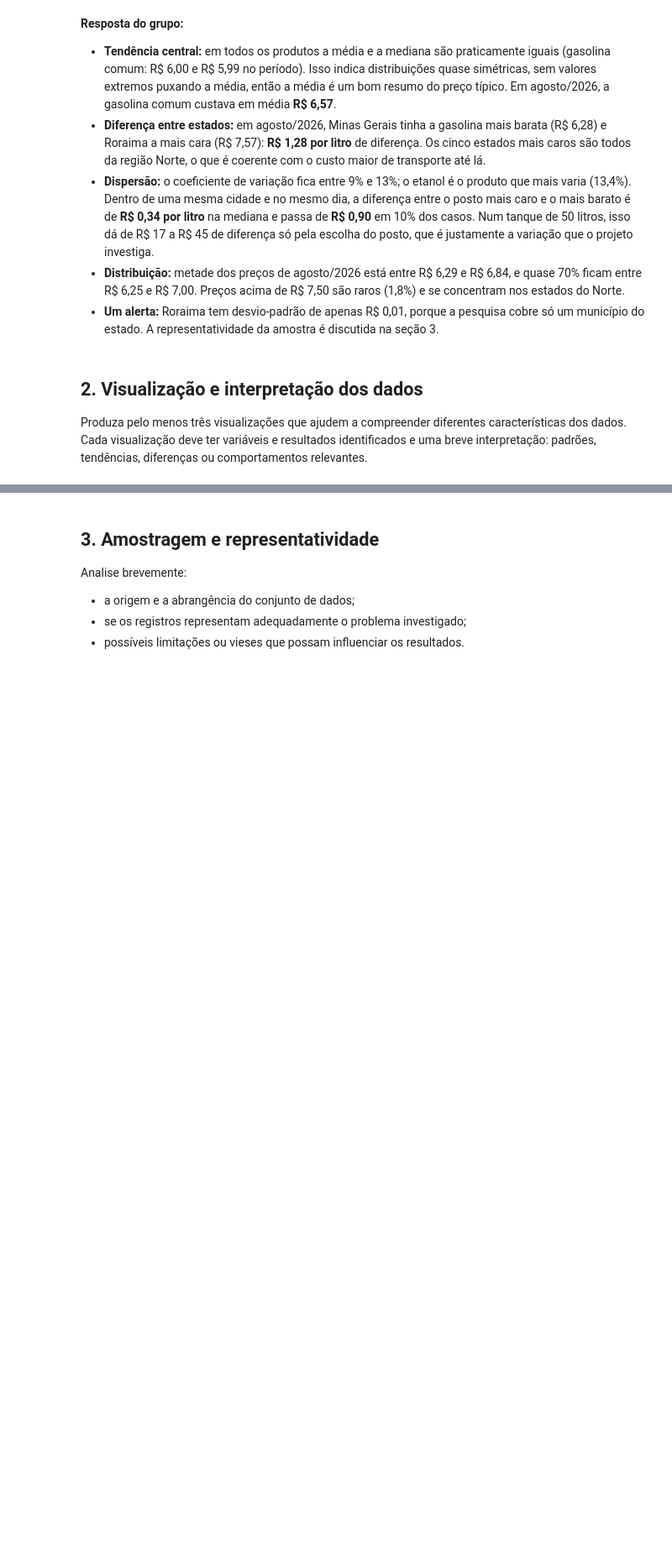
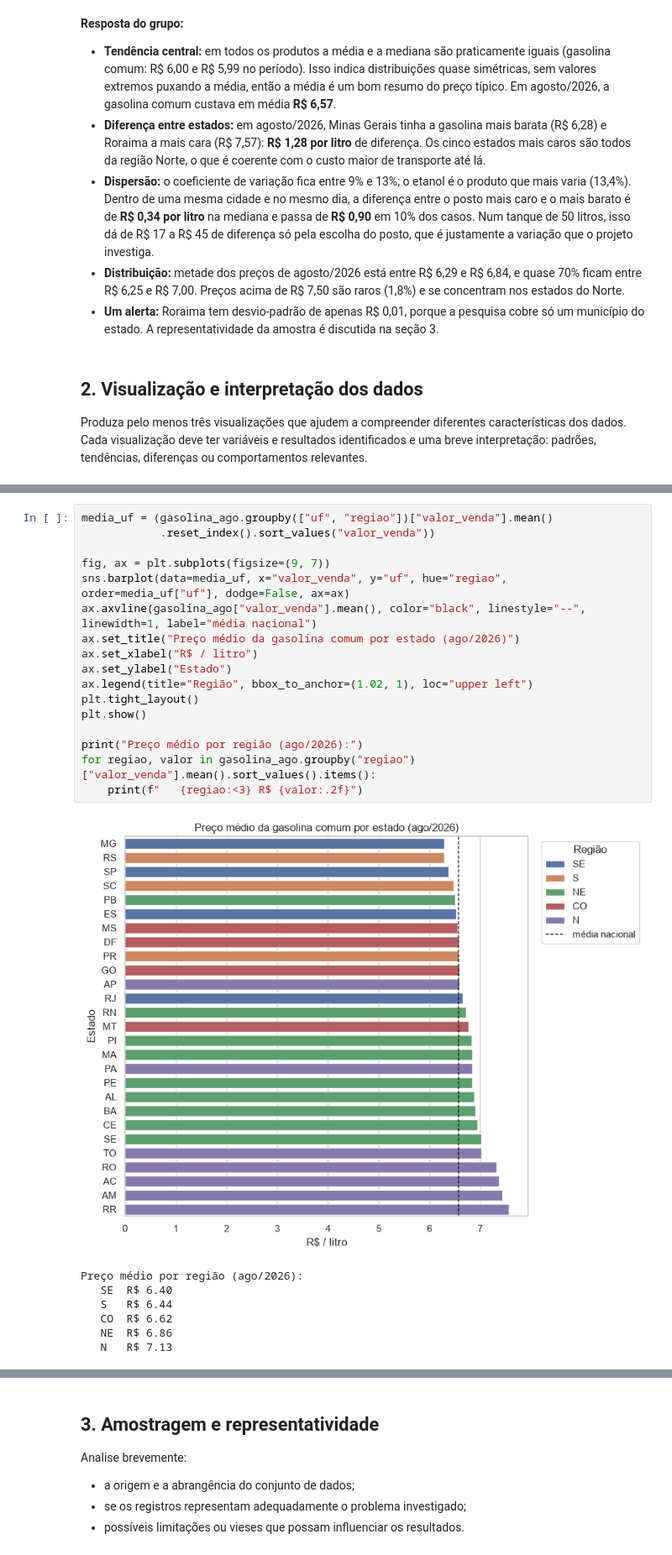
Before and after one commit to EduardoPereirabsi/PJBL01-Precos-combustiveis, a Jupyter notebook: PJBL_RA3_analise.ipynb, the cells around one changed output, grey strips where cells are left out. Shown at 84% size. Drawn from its saved outputs; the diff is of its cells as text; blank space fills up the shorter version.

```diff
--- a/PJBL_RA3_analise.ipynb
+++ b/PJBL_RA3_analise.ipynb
@@ -209,0 +235,25 @@ Produza pelo menos três visualizações que ajudem a compreender diferentes car
+# %%
+media_uf = (gasolina_ago.groupby(["uf", "regiao"])["valor_venda"].mean()
+            .reset_index().sort_values("valor_venda"))
+
+fig, ax = plt.subplots(figsize=(9, 7))
+sns.barplot(data=media_uf, x="valor_venda", y="uf", hue="regiao", order=media_uf["uf"], dodge=False, ax=ax)
+ax.axvline(gasolina_ago["valor_venda"].mean(), color="black", linestyle="--", linewidth=1, label="média nacional")
+ax.set_title("Preço médio da gasolina comum por estado (ago/2026)")
+ax.set_xlabel("R$ / litro")
+ax.set_ylabel("Estado")
+ax.legend(title="Região", bbox_to_anchor=(1.02, 1), loc="upper left")
+plt.tight_layout()
+plt.show()
+
+print("Preço médio por região (ago/2026):")
+for regiao, valor in gasolina_ago.groupby("regiao")["valor_venda"].mean().sort_values().items():
+    print(f"   {regiao:<3} R$ {valor:.2f}")
+# %% [output]
+[figure, added]
+Preço médio por região (ago/2026):
+   SE  R$ 6.40
+   S   R$ 6.44
+   CO  R$ 6.62
+   NE  R$ 6.86
+   N   R$ 7.13
```
Also changed, not shown: parts of 11 cells of this notebook.
